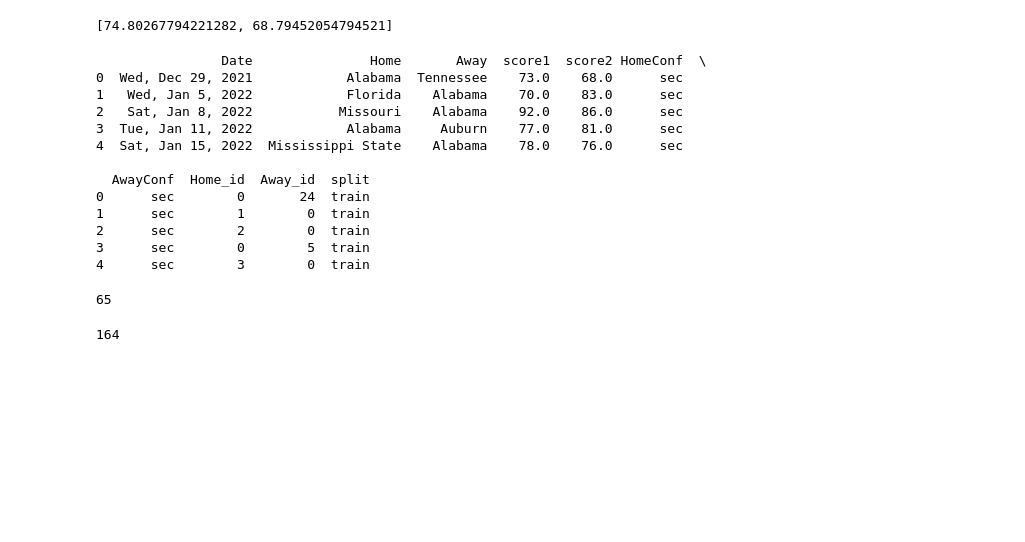
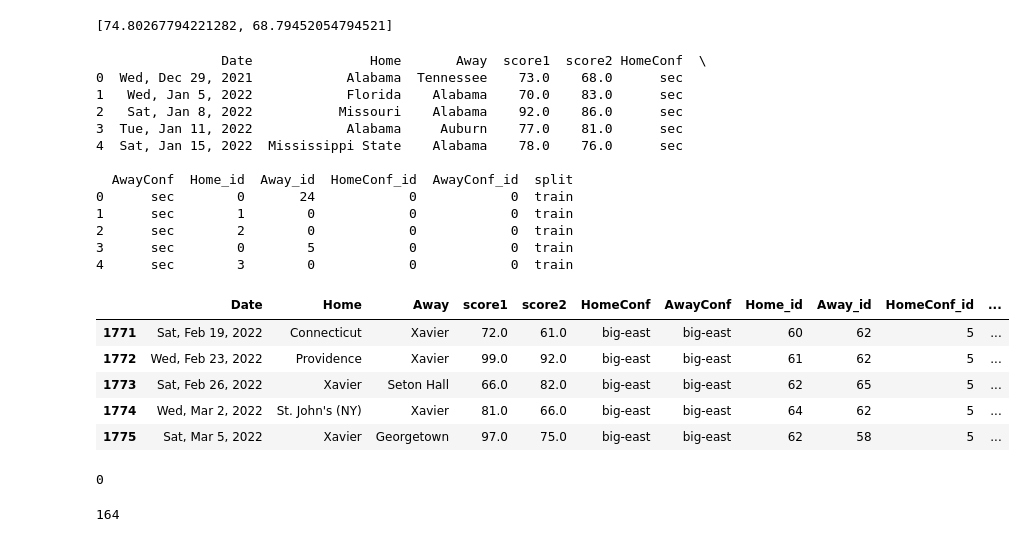
Before and after one commit to gaulight42/bball1, a Jupyter notebook: ncaaBball2022v2.ipynb, the cells around one changed output. Cells and saved outputs as stored; diff of their text form; code cells hidden in the pictures; blank space fills up the shorter version.

Commit message:
added conf info into dataframe, plate stuff is broken

```diff
--- a/ncaaBball2022v2.ipynb
+++ b/ncaaBball2022v2.ipynb
@@ -171,9 +168,46 @@ def transformData(data):
     print(df.head())
 
     return teams, df
+# %%
+#add here the hcm_id, acm_id calculations
+def transformData2(data):
+    pl_data = data
+
+    ng = len(pl_data)  # number of games
+    npr = 65  # predict the last 5 rounds of games
+#    ngob = ng - npr  # number of games to train
+    ngob = ng
+
+    pl_data = pl_data.rename(columns={"FTHG": "score1","FTAG":"score2",
+                            "HomeTeam":"Home","AwayTeam":"Away"})
+
+    teams = pl_data["Home"].unique()
+    teams = pd.DataFrame(teams, columns=["Team"])
+    teams["i"] = teams.index
+
+    df = pd.merge(pl_data, teams, left_on="Home", right_on="Team", how="left")
+    df = df.rename(columns={"i": "Home_id"}).drop("Team", axis=1)
+    df = pd.merge(df, teams, left_on="Away", right_on="Team", how="left")
+    df = df.rename(columns={"i": "Away_id"}).drop("Team", axis=1)
+
+    confs = pl_data["HomeConf"].unique() #assumes AwayConf set is a subset of homeconf set
+    confs = pd.DataFrame(confs, columns=["Conf"])
+    confs["j"] = confs.index
+
+    df = pd.merge(df, confs, left_on="HomeConf", right_on="Conf", how="left")
+    df = df.rename(columns={"j": "HomeConf_id"}).drop("Conf", axis=1)
+    df = pd.merge(df, confs, left_on="AwayConf", right_on="Conf", how="left")
+    df = df.rename(columns={"j": "AwayConf_id"}).drop("Conf", axis=1)
+
+
+    df["split"] = np.where(df.index + 1 <= ngob, "train", "predict")
+
+    print(df.head())
+
+    return teams, confs, df
 # %%
 #tt,dd = transformData(big10df)
-tt,dd = transformData(bdf)
+tt,cc,dd = transformData2(bdf)
 # %% [output]
                 Date               Home       Away  score1  score2 HomeConf  \
 0  Wed, Dec 29, 2021            Alabama  Tennessee    73.0    68.0      sec
@@ -182,16 +216,25 @@ tt,dd = transformData(bdf)
 3  Tue, Jan 11, 2022            Alabama     Auburn    77.0    81.0      sec
 4  Sat, Jan 15, 2022  Mississippi State    Alabama    78.0    76.0      sec
 
-  AwayConf  Home_id  Away_id  split
-0      sec        0       24  train
-1      sec        1        0  train
-2      sec        2        0  train
-3      sec        0        5  train
-4      sec        3        0  train
+  AwayConf  Home_id  Away_id  HomeConf_id  AwayConf_id  split
+0      sec        0       24            0            0  train
+1      sec        1        0            0            0  train
+2      sec        2        0            0            0  train
+3      sec        0        5            0            0  train
+4      sec        3        0            0            0  train
+# %%
+dd.tail()
+# %% [output]
+|  | Date | Home | Away | score1 | score2 | HomeConf | AwayConf | Home_id | Away_id | HomeConf_id | ... |
+| 1771 | Sat, Feb 19, 2022 | Connecticut | Xavier | 72.0 | 61.0 | big-east | big-east | 60 | 62 | 5 | ... |
+| 1772 | Wed, Feb 23, 2022 | Providence | Xavier | 99.0 | 92.0 | big-east | big-east | 61 | 62 | 5 | ... |
+| 1773 | Sat, Feb 26, 2022 | Xavier | Seton Hall | 66.0 | 82.0 | big-east | big-east | 62 | 65 | 5 | ... |
+| 1774 | Wed, Mar 2, 2022 | St. John's (NY) | Xavier | 81.0 | 66.0 | big-east | big-east | 64 | 62 | 5 | ... |
+| 1775 | Sat, Mar 5, 2022 | Xavier | Georgetown | 97.0 | 75.0 | big-east | big-east | 62 | 58 | 5 | ... |
 # %%
 len(dd[dd['split']=='predict'])
 # %% [output]
-65
+0
 # %%
 len(dd[dd['HomeConf']!=dd['AwayConf']])
 # %% [output]
```
Also changed, not shown: parts of 8 cells of this notebook.
